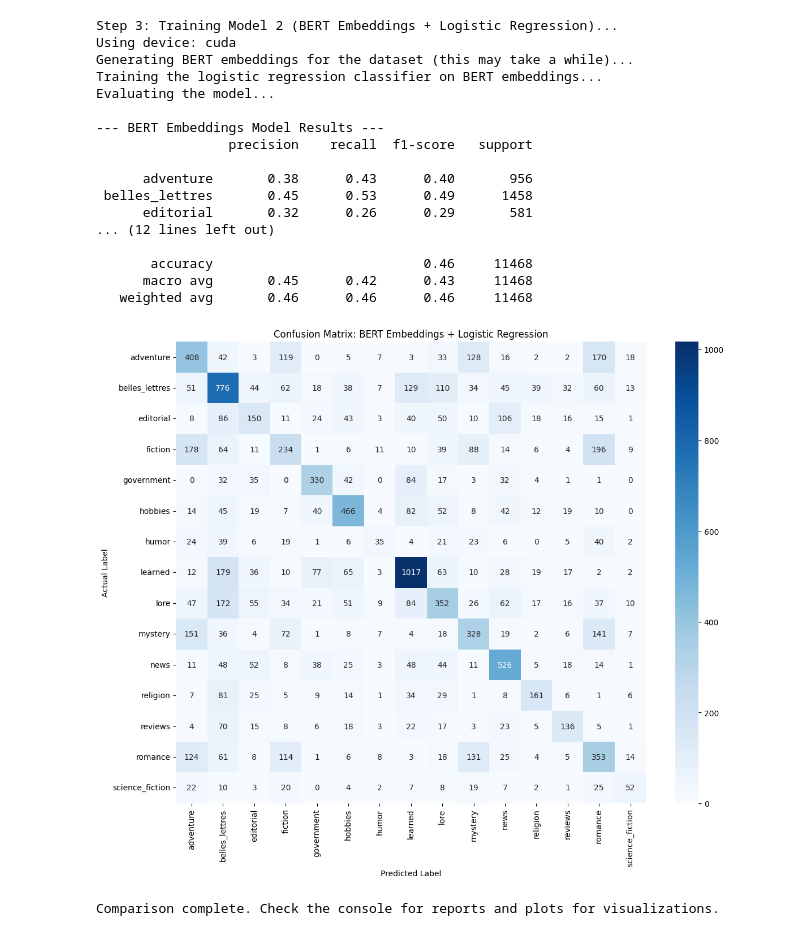
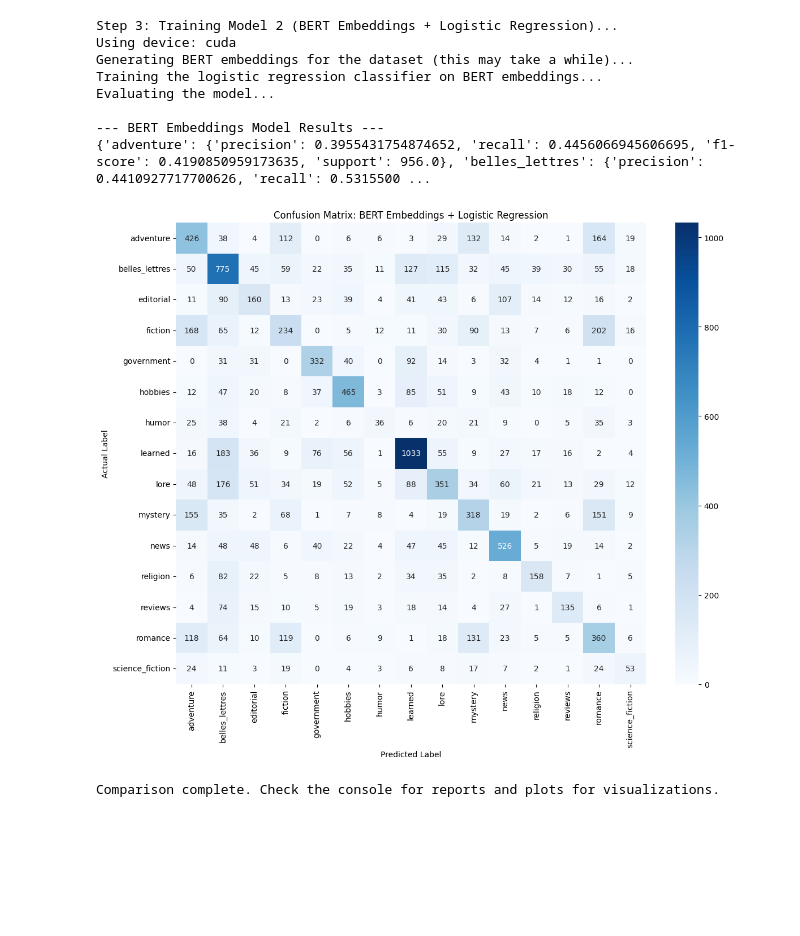
Before and after one commit to listevan/LING413Project1, a Jupyter notebook: code2.ipynb, the cells around one changed output. Cells and saved outputs as stored; diff of their text form; code cells hidden in the pictures; blank space fills up the shorter version.

```diff
--- a/code2.ipynb
+++ b/code2.ipynb
@@ -61,16 +64,15 @@ def train_tfidf_model(datasets, categories):
     """
     print("\nStep 2: Training Model 1 (TF-IDF + Logistic Regression)...")
 
-    # As suggested, use a higher n-gram size to capture more context
+    # Use a higher n-gram size to capture more context
     vectorizer = TfidfVectorizer(
         ngram_range=(1, 2),
         stop_words='english',
         max_features=10000  # Limit feature space to prevent memory issues
     )
 
-    # Fit on training data and transform all splits
+    # Fit on training data and transform train/test splits
     X_train = vectorizer.fit_transform(datasets['train']['text'])
-    X_val = vectorizer.transform(datasets['validation']['text'])
     X_test = vectorizer.transform(datasets['test']['text'])
 
     y_train = datasets['train']['label']
@@ -78,17 +80,18 @@ def train_tfidf_model(datasets, categories):
 
     print("Training the logistic regression classifier...")
     # Increase max_iter to ensure convergence
-    model = LogisticRegression(max_iter=10000, random_state=42)
+    model = LogisticRegression(max_iter=1000, random_state=42)
     model.fit(X_train, y_train)
 
     print("Evaluating the model...")
     y_pred = model.predict(X_test)
 
     print("\n--- TF-IDF Model Results ---")
-    print(classification_report(y_test, y_pred, target_names=categories))
+    cr = classification_report(y_test, y_pred, target_names=categories, output_dict=True)
+    print(cr)
 
     cm = confusion_matrix(y_test, y_pred)
-    return cm
+    return cm, cr
 # %%
 def get_bert_embeddings(texts, model, tokenizer, device):
     """
@@ -125,24 +128,24 @@ def train_bert_embedding_model(datasets, categories):
 
     print("Generating BERT embeddings for the dataset (this may take a while)...")
     X_train_bert = get_bert_embeddings(datasets['train']['text'], model, tokenizer, device)
-    X_val_bert = get_bert_embeddings(datasets['validation']['text'], model, tokenizer, device)
     X_test_bert = get_bert_embeddings(datasets['test']['text'], model, tokenizer, device)
 
     y_train = datasets['train']['label']
     y_test = datasets['test']['label']
 
     print("Training the logistic regression classifier on BERT embeddings...")
-    lr_bert_model = LogisticRegression(max_iter=10000, random_state=42)
+    lr_bert_model = LogisticRegression(max_iter=1000, random_state=42)
     lr_bert_model.fit(X_train_bert, y_train)
 
     print("Evaluating the model...")
     y_pred_bert = lr_bert_model.predict(X_test_bert)
 
     print("\n--- BERT Embeddings Model Results ---")
-    print(classification_report(y_test, y_pred_bert, target_names=categories))
+    cr = classification_report(y_test, y_pred_bert, target_names=categories, output_dict=True)
+    print(cr)
 
     cm = confusion_matrix(y_test, y_pred_bert)
-    return cm
+    return cm, cr
 # %%
 def plot_confusion_matrix(cm, categories, title):
     """
@@ -160,12 +163,50 @@ def plot_confusion_matrix(cm, categories, title):
 datasets, categories = load_and_prepare_data()
 
 if datasets:
+    # # --- Display Class Sizes and Generate LaTeX Table ---
+    # print("\n--- LaTeX Code for Genre Distribution Table ---")
+
+    # # 1. Get counts and total size
+    # all_labels = list(datasets['train']['label']) + list(datasets['test']['label'])
+    # label_counts = Counter(all_labels)
+    # total_size = len(all_labels)
+
+    # # 2. Build the LaTeX table string
+    # latex_output = []
+    # latex_output.append("\\begin{table}[h!]")
+    # latex_output.append("\\centering")
+    # latex_output.append("\\caption{Distribution of Genres in the Brown Corpus Dataset}")
+    # latex_output.append("\\label{tab:genre-dist}")
+    # latex_output.append("\\begin{tabular}{lrr}")
+    # latex_output.append("\\hline")
+    # latex_output.append("\\textbf{Genre} & \\textbf{Count} & \\textbf{Percentage} \\\\")
+    # latex_output.append("\\hline")
+
+    # # 3. Add a row for each category
+    # for i, category in enumerate(categories):
+    #     count = label_counts[i]
+    #     percentage = (count / total_size) * 100
+    #     # Escape underscores for LaTeX
+    #     safe_category_name = category.replace('_', '\\_')
+    #     latex_output.append(f"{safe_category_name} & {count} & {percentage:.2f}\\% \\\\")
+
+    # # 4. Add total row and finish table
+    # latex_output.append("\\hline")
+    # latex_output.append(f"\\textbf{{Total}} & \\textbf{{{total_size}}} & \\textbf{{100.00\\%}} \\\\")
+    # latex_output.append("\\hline")
+    # latex_output.append("\\end{tabular}")
+    # latex_output.append("\\end{table}")
+
+    # # 5. Print the final string
+    # print("\n".join(latex_output))
+
+    # --- Run Models ---
     # Step 2: Run TF-IDF Model
-    cm_tfidf = train_tfidf_model(datasets, categories)
+    cm_tfidf, cr_tfidf = train_tfidf_model(datasets, categories)
     plot_confusion_matrix(cm_tfidf, categories, 'Confusion Matrix: TF-IDF + Logistic Regression')
 
     # Step 3: Run BERT Embedding Model
-    cm_bert = train_bert_embedding_model(datasets, categories)
+    cm_bert, cr_bert = train_bert_embedding_model(datasets, categories)
     plot_confusion_matrix(cm_bert, categories, 'Confusion Matrix: BERT Embeddings + Logistic Regression')
 
     print("\nComparison complete. Check the console for reports and plots for visualizations.")
@@ -190,20 +226,11 @@ Evaluating the model...
 [figure]
 Step 3: Training Model 2 (BERT Embeddings + Logistic Regression)...
 Using device: cuda
 Generating BERT embeddings for the dataset (this may take a while)...
 Training the logistic regression classifier on BERT embeddings...
 Evaluating the model...
 
 --- BERT Embeddings Model Results ---
-                 precision    recall  f1-score   support
-
-      adventure       0.38      0.43      0.40       956
- belles_lettres       0.45      0.53      0.49      1458
-      editorial       0.32      0.26      0.29       581
-... (12 lines left out)
-
-       accuracy                           0.46     11468
-      macro avg       0.45      0.42      0.43     11468
-   weighted avg       0.46      0.46      0.46     11468
+{'adventure': {'precision': 0.3955431754874652, 'recall': 0.4456066945606695, 'f1-score': 0.4190850959173635, 'support': 956.0}, 'belles_lettres': {'precision': 0.4410927717700626, 'recall': 0.5315500 ...
-[figure, old version]
+[figure, new version]
 Comparison complete. Check the console for reports and plots for visualizations.
```
Also changed, not shown: parts of 6 cells of this notebook, 2 other files.
